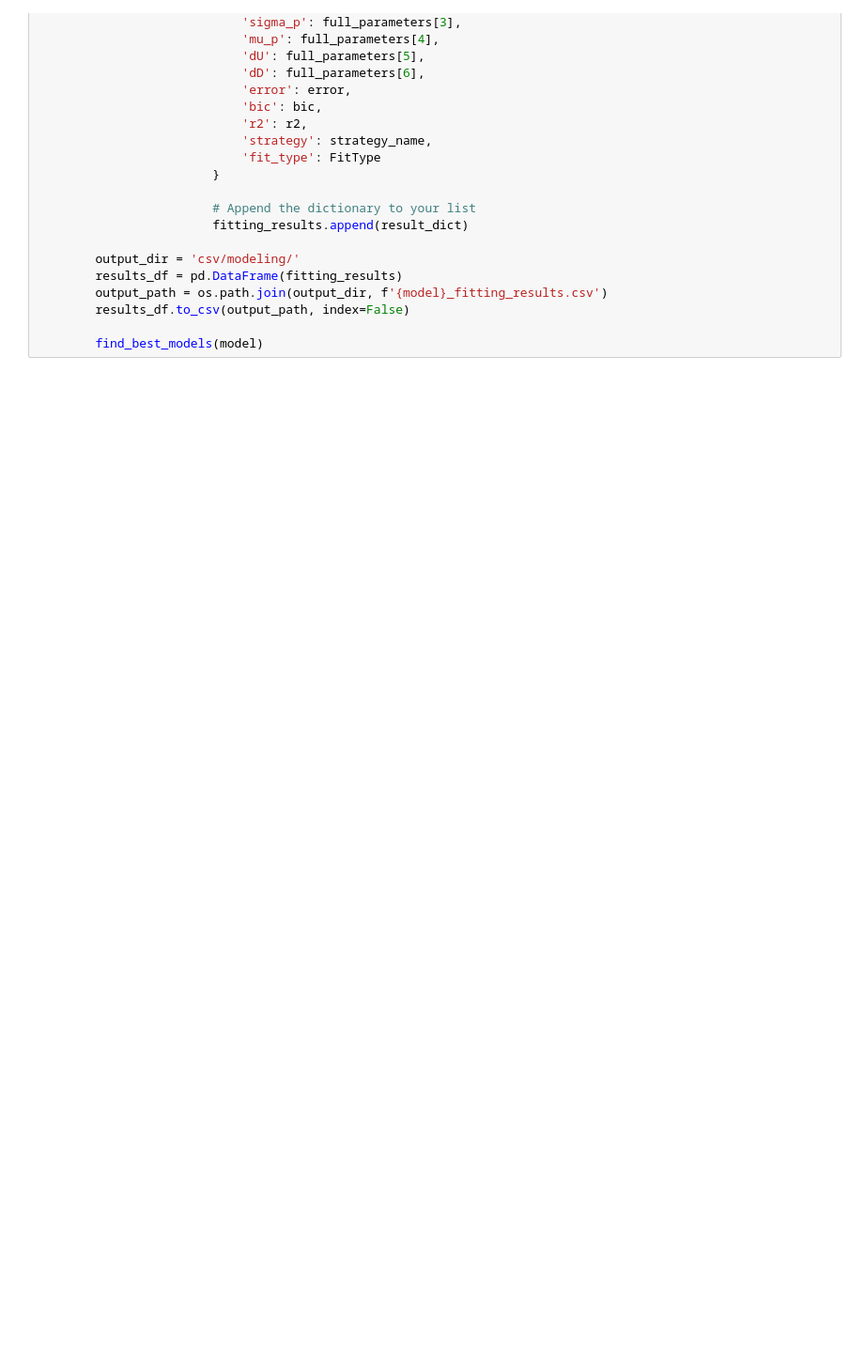
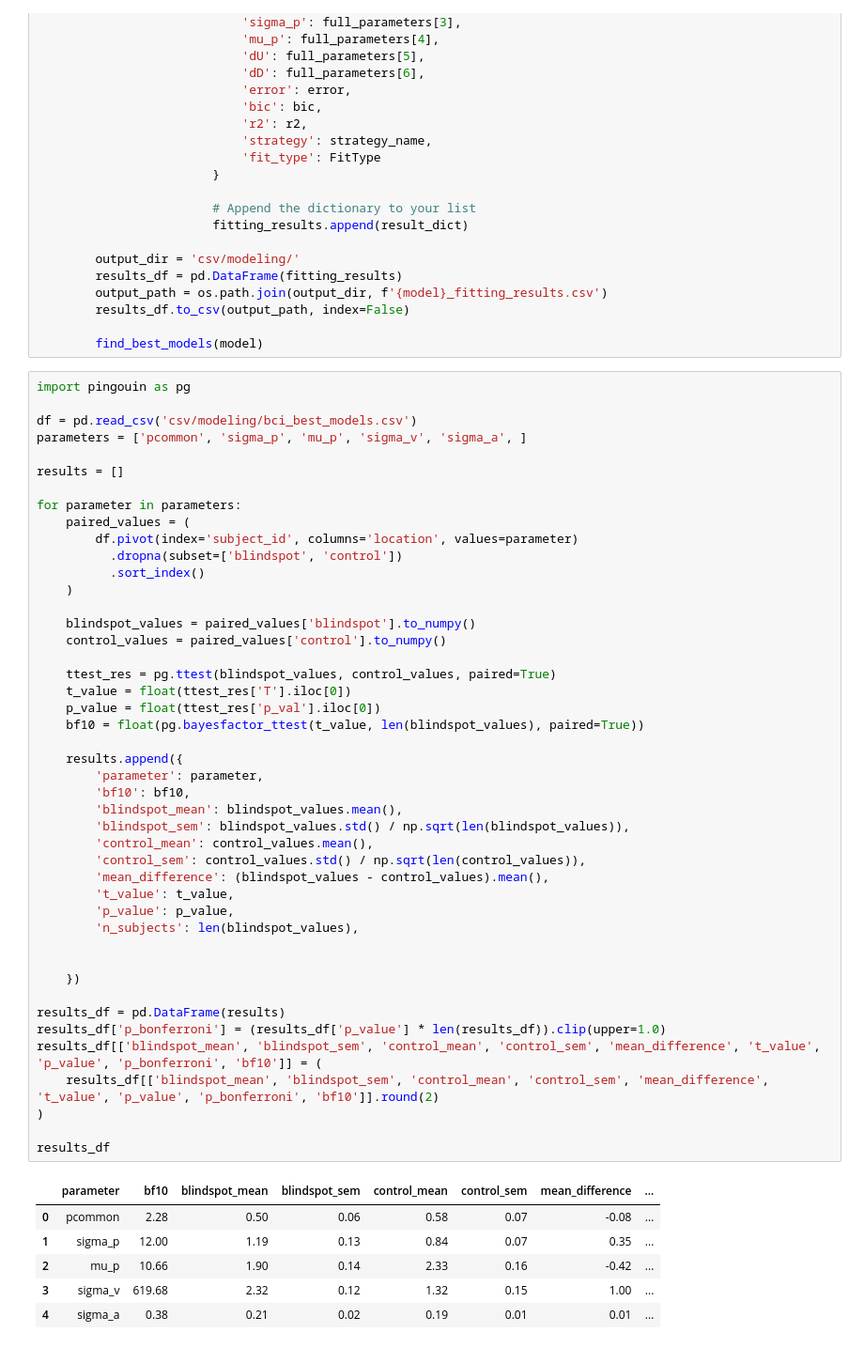
Before and after one commit to chanyca/blindspot-multisensory, a Jupyter notebook: Data/model_fitting.ipynb, the cells around one changed output. Shown at 94% size. Cells and saved outputs as stored; diff of their text form; blank space fills up the shorter version.

```diff
--- a/Data/model_fitting.ipynb
+++ b/Data/model_fitting.ipynb
@@ -176,3 +176,55 @@ for model, fitting_done in zip(['bci', 'ff', 'mle', 'fs'], [bci_fitting_done, ff
         results_df.to_csv(output_path, index=False)
 
         find_best_models(model)
+# %%
+import pingouin as pg
+
+df = pd.read_csv('csv/modeling/bci_best_models.csv')
+parameters = ['pcommon', 'sigma_p', 'mu_p', 'sigma_v', 'sigma_a', ]
+
+results = []
+
+for parameter in parameters:
+    paired_values = (
+        df.pivot(index='subject_id', columns='location', values=parameter)
+          .dropna(subset=['blindspot', 'control'])
+          .sort_index()
+    )
+
+    blindspot_values = paired_values['blindspot'].to_numpy()
+    control_values = paired_values['control'].to_numpy()
+
+    ttest_res = pg.ttest(blindspot_values, control_values, paired=True)
+    t_value = float(ttest_res['T'].iloc[0])
+    p_value = float(ttest_res['p_val'].iloc[0])
+    bf10 = float(pg.bayesfactor_ttest(t_value, len(blindspot_values), paired=True))
+
+    results.append({
+        'parameter': parameter,
+        'bf10': bf10,
+        'blindspot_mean': blindspot_values.mean(),
+        'blindspot_sem': blindspot_values.std() / np.sqrt(len(blindspot_values)),
+        'control_mean': control_values.mean(),
+        'control_sem': control_values.std() / np.sqrt(len(control_values)),
+        'mean_difference': (blindspot_values - control_values).mean(),
+        't_value': t_value,
+        'p_value': p_value,
+        'n_subjects': len(blindspot_values),
+
+
+    })
+
+results_df = pd.DataFrame(results)
+results_df['p_bonferroni'] = (results_df['p_value'] * len(results_df)).clip(upper=1.0)
+results_df[['blindspot_mean', 'blindspot_sem', 'control_mean', 'control_sem', 'mean_difference', 't_value', 'p_value', 'p_bonferroni', 'bf10']] = (
+    results_df[['blindspot_mean', 'blindspot_sem', 'control_mean', 'control_sem', 'mean_difference', 't_value', 'p_value', 'p_bonferroni', 'bf10']].round(2)
+)
+
+results_df
+# %% [output]
+|  | parameter | bf10 | blindspot_mean | blindspot_sem | control_mean | control_sem | mean_difference | ... |
+| 0 | pcommon | 2.28 | 0.50 | 0.06 | 0.58 | 0.07 | -0.08 | ... |
+| 1 | sigma_p | 12.00 | 1.19 | 0.13 | 0.84 | 0.07 | 0.35 | ... |
+| 2 | mu_p | 10.66 | 1.90 | 0.14 | 2.33 | 0.16 | -0.42 | ... |
+| 3 | sigma_v | 619.68 | 2.32 | 0.12 | 1.32 | 0.15 | 1.00 | ... |
+| 4 | sigma_a | 0.38 | 0.21 | 0.02 | 0.19 | 0.01 | 0.01 | ... |
```
Also changed, not shown: parts of 2 cells of this notebook, 6 other files.
